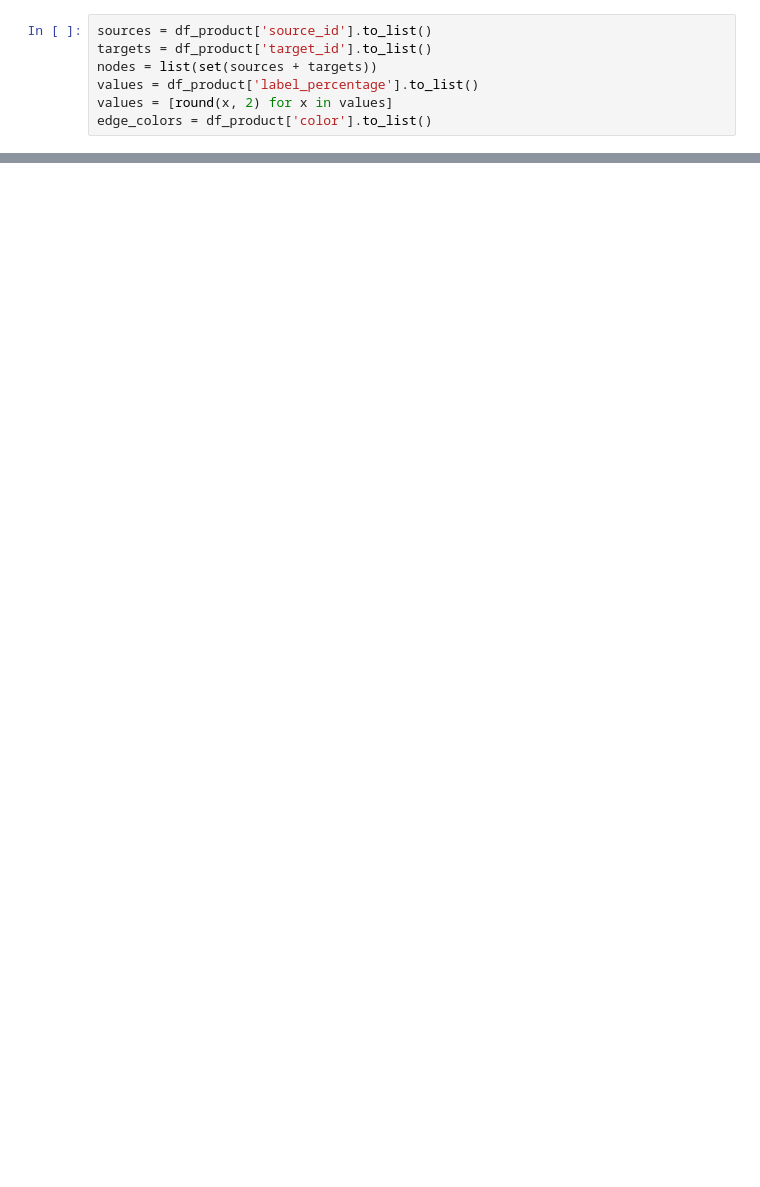
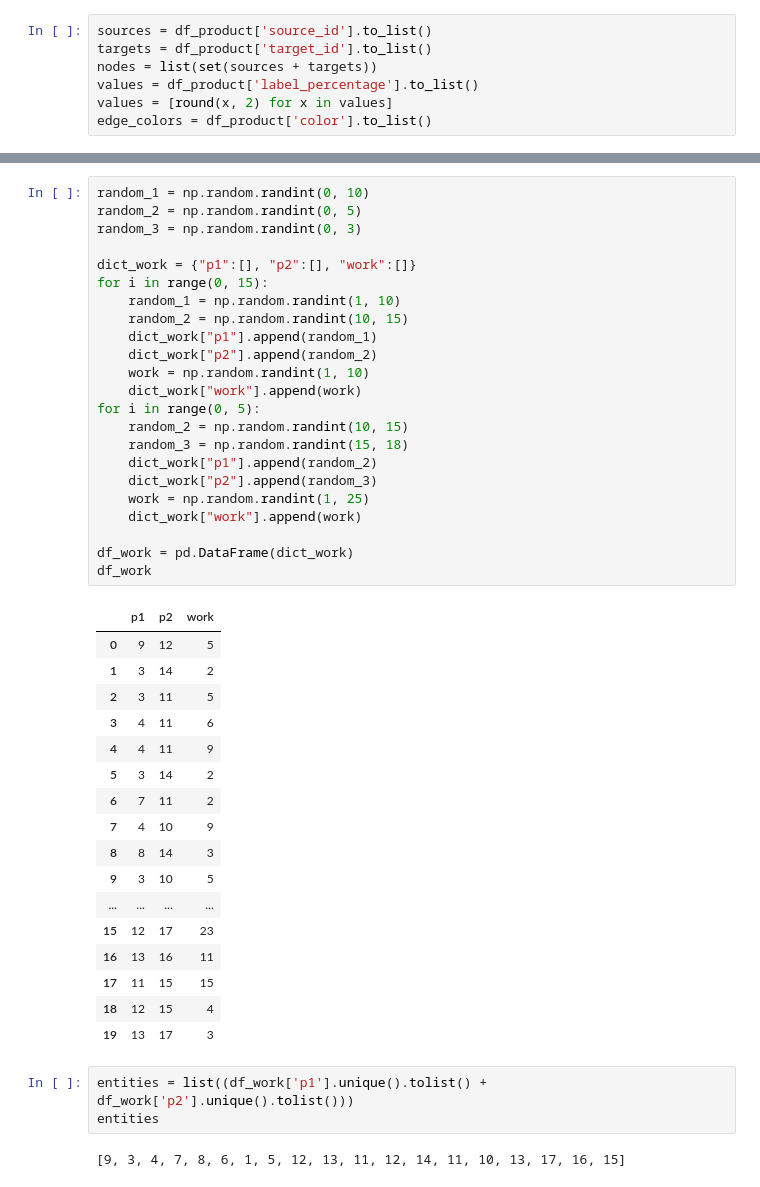
Before and after one commit to Ishikawa7/DEMO-Sales-Data-Analysis-and-Price-List-Management-System, a Jupyter notebook: graph-flow_analysis.ipynb, the cells around one changed output, grey strips where cells are left out. Cells and saved outputs as stored; diff of their text form; blank space fills up the shorter version.

```diff
--- a/graph-flow_analysis.ipynb
+++ b/graph-flow_analysis.ipynb
@@ -379,0 +447,46 @@ data
+# %%
+random_1 = np.random.randint(0, 10)
+random_2 = np.random.randint(0, 5)
+random_3 = np.random.randint(0, 3)
+
+dict_work = {"p1":[], "p2":[], "work":[]}
+for i in range(0, 15):
+    random_1 = np.random.randint(1, 10)
+    random_2 = np.random.randint(10, 15)
+    dict_work["p1"].append(random_1)
+    dict_work["p2"].append(random_2)
+    work = np.random.randint(1, 10)
+    dict_work["work"].append(work)
+for i in range(0, 5):
+    random_2 = np.random.randint(10, 15)
+    random_3 = np.random.randint(15, 18)
+    dict_work["p1"].append(random_2)
+    dict_work["p2"].append(random_3)
+    work = np.random.randint(1, 25)
+    dict_work["work"].append(work)
+
+df_work = pd.DataFrame(dict_work)
+df_work
+# %% [output]
+|  | p1 | p2 | work |
+| 0 | 9 | 12 | 5 |
+| 1 | 3 | 14 | 2 |
+| 2 | 3 | 11 | 5 |
+| 3 | 4 | 11 | 6 |
+| 4 | 4 | 11 | 9 |
+| 5 | 3 | 14 | 2 |
+| 6 | 7 | 11 | 2 |
+| 7 | 4 | 10 | 9 |
+| 8 | 8 | 14 | 3 |
+| 9 | 3 | 10 | 5 |
+| ... | ... | ... | ... |
+| 15 | 12 | 17 | 23 |
+| 16 | 13 | 16 | 11 |
+| 17 | 11 | 15 | 15 |
+| 18 | 12 | 15 | 4 |
+| 19 | 13 | 17 | 3 |
+# %%
+entities = list((df_work['p1'].unique().tolist() + df_work['p2'].unique().tolist()))
+entities
+# %% [output]
+[9, 3, 4, 7, 8, 6, 1, 5, 12, 13, 11, 12, 14, 11, 10, 13, 17, 16, 15]
```
Also changed, not shown: parts of 9 cells of this notebook, 7 other files.
